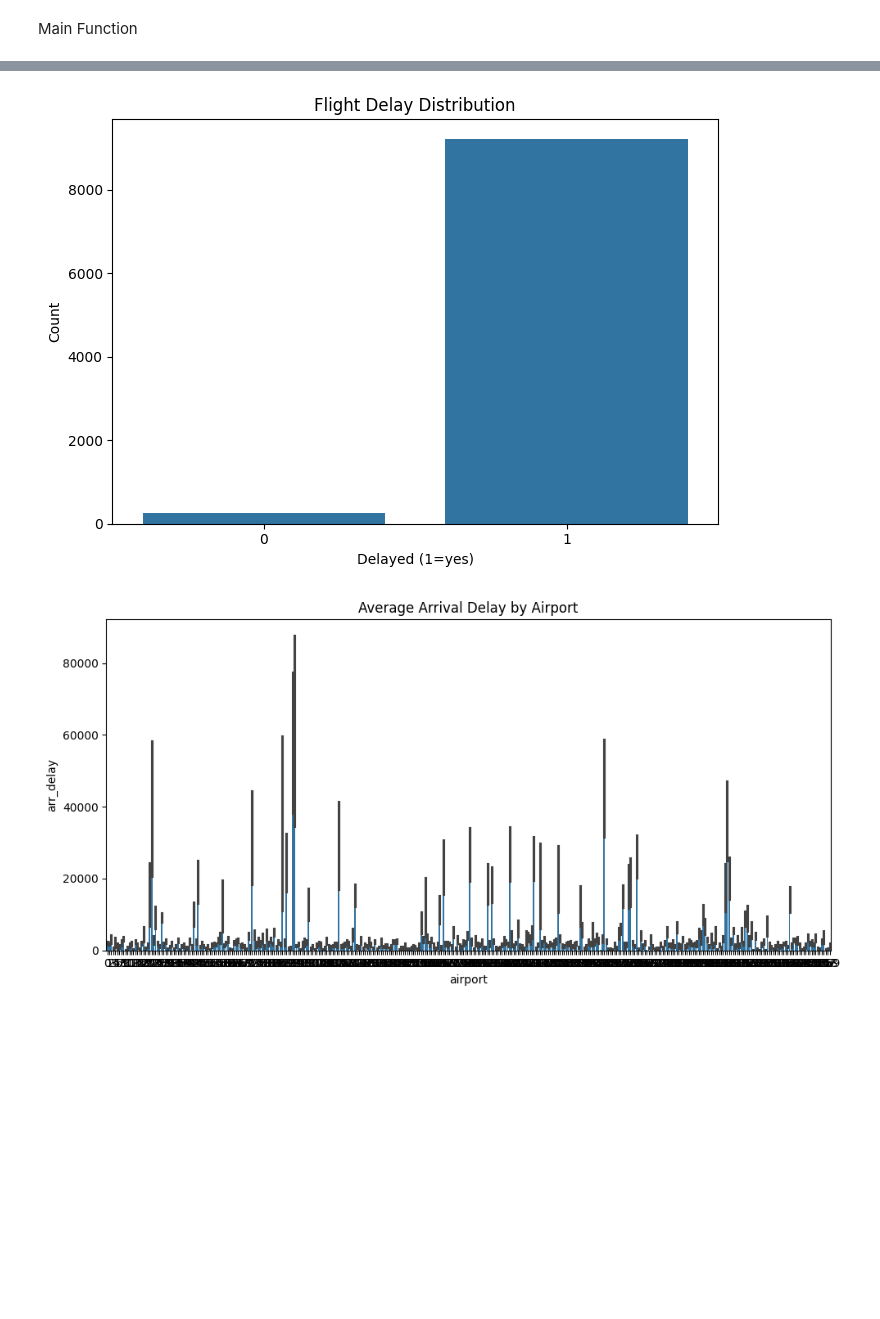
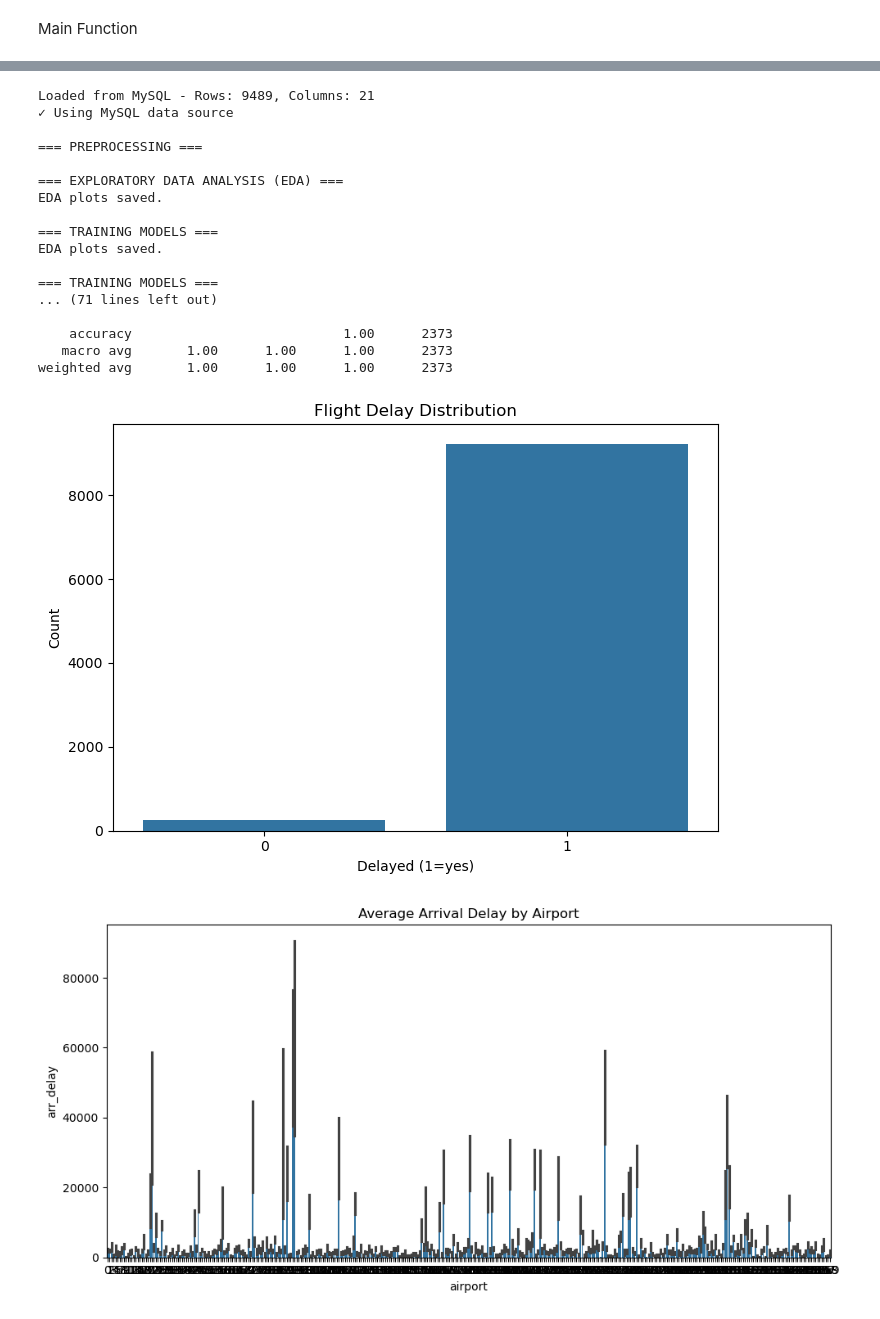
Before and after one commit to RyanBlankenbeker/CAP4770_final_project, a Jupyter notebook: flightdelayfinal.ipynb, the cells around one changed output, grey strips where cells are left out. Drawn from its saved outputs; the diff is of its cells as text; code cells hidden in the pictures; blank space fills up the shorter version.

```diff
--- a/flightdelayfinal.ipynb
+++ b/flightdelayfinal.ipynb
@@ -134,7 +209,26 @@ Main Function
 def main():
 
     print("\n=== LOADING DATA ===")
-    df = load_flight_data("Airline_Delay_Cause.csv")
+
+    # Try MySQL first, fall back to CSV if it fails
+    USE_MYSQL = True  # Set to False to skip MySQL and use CSV directly
+
+    if USE_MYSQL:
+        try:
+            df = load_flight_data_mysql(
+                host=MYSQL_HOST,
+                user=MYSQL_USER,
+                password=MYSQL_PASSWORD,
+                database=MYSQL_DATABASE,
+                table=MYSQL_TABLE
+            )
+            print("✓ Using MySQL data source")
+        except Exception as e:
+            print(f"✗ MySQL failed: {e}")
+            print("→ Falling back to CSV...")
+            df = load_flight_data("Airline_Delay_Cause.csv")
+    else:
+        df = load_flight_data("Airline_Delay_Cause.csv")
 
     print("\n=== PREPROCESSING ===")
     df = preprocess_data(df)
@@ -172,3 +250,20 @@ weighted avg       1.00      1.00      1.00      2374
+Loaded from MySQL - Rows: 9489, Columns: 21
+✓ Using MySQL data source
+
+=== PREPROCESSING ===
+
+=== EXPLORATORY DATA ANALYSIS (EDA) ===
+EDA plots saved.
+
+=== TRAINING MODELS ===
+EDA plots saved.
+
+=== TRAINING MODELS ===
+... (71 lines left out)
+
+    accuracy                           1.00      2373
+   macro avg       1.00      1.00      1.00      2373
+weighted avg       1.00      1.00      1.00      2373
 [figure]
-[figure, old version]
+[figure, new version]
 [figure]
```
Also changed, not shown: parts of 5 cells of this notebook, 3 other files.
